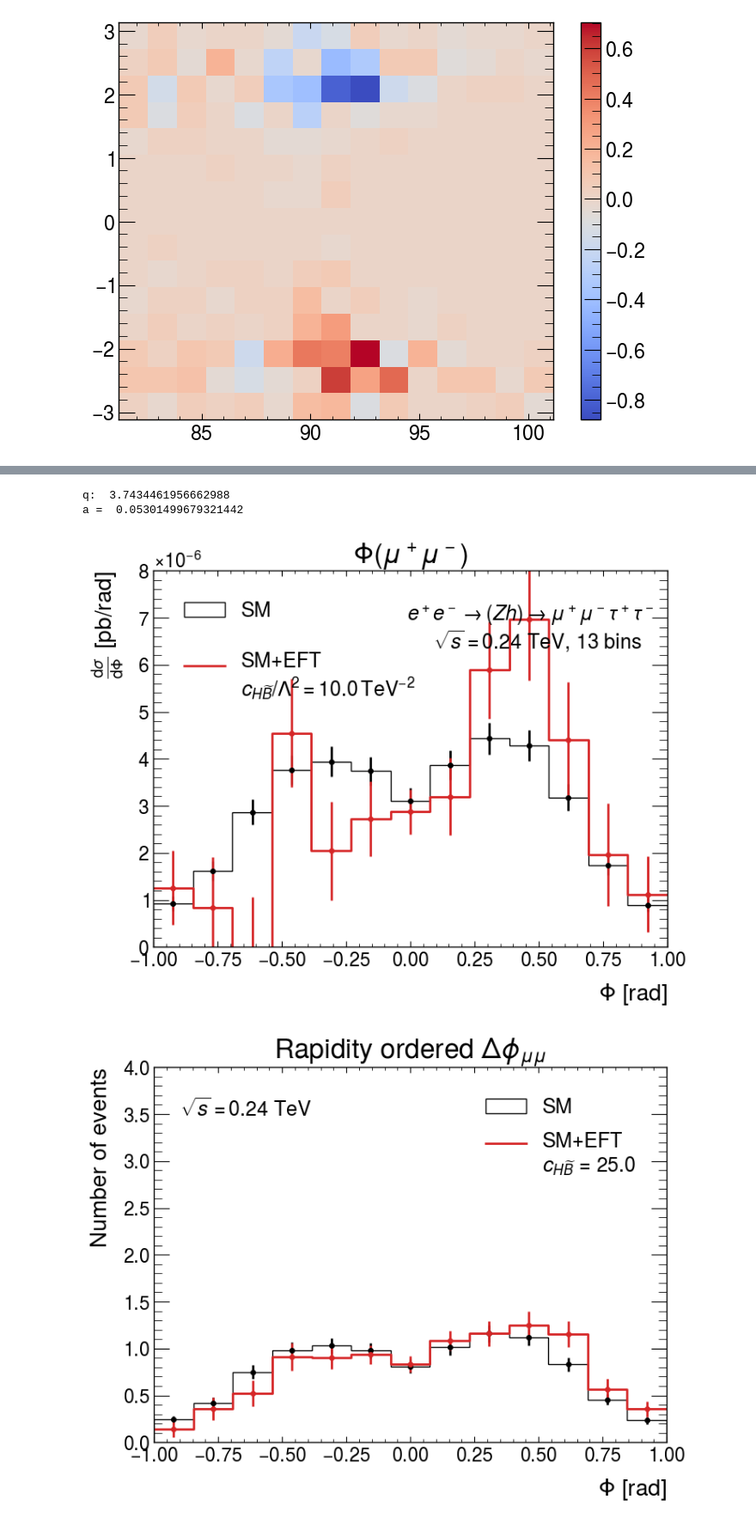
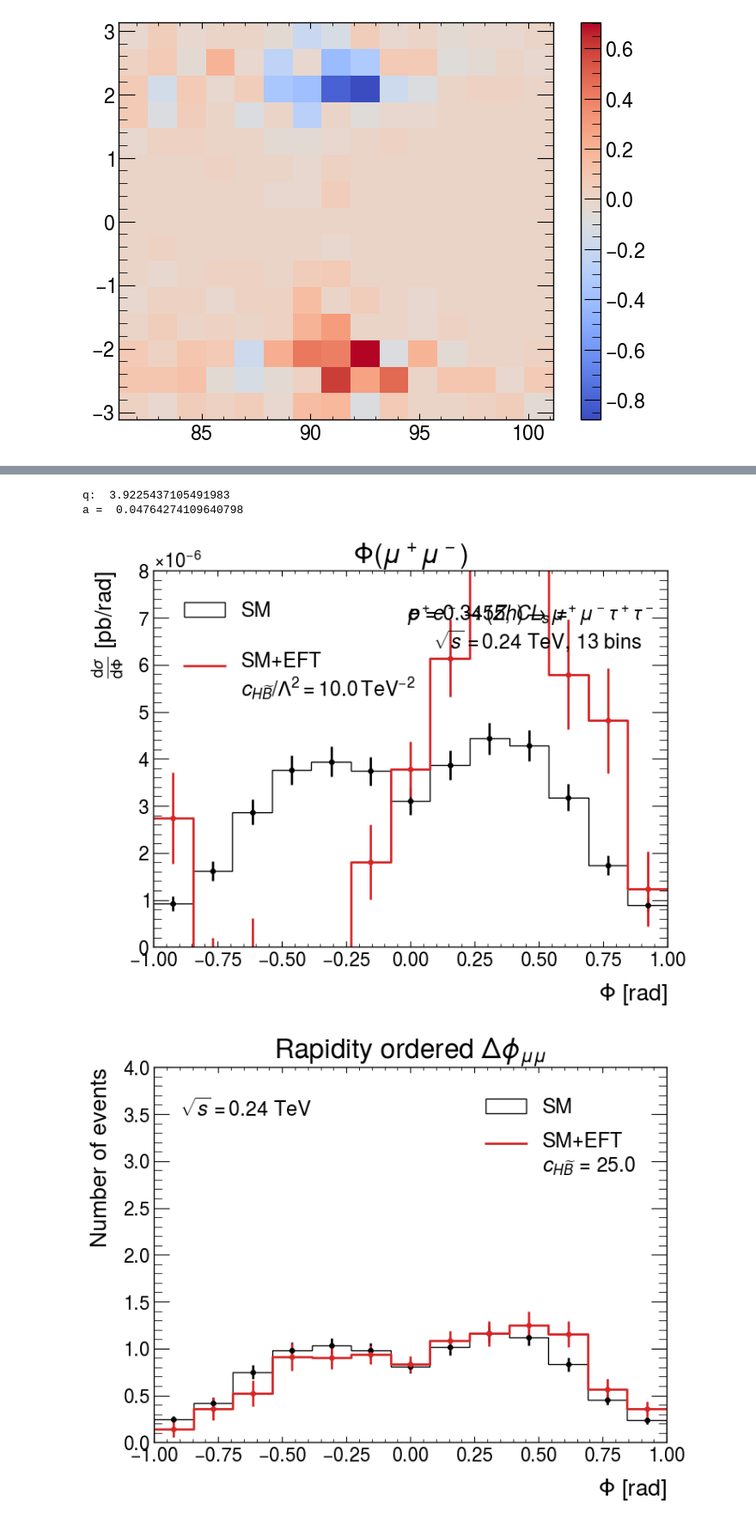
Before and after one commit to Arun-Atwal/ee_zh_final_analysis, a Jupyter notebook: ee_zh_final_analysis.ipynb, the cells around one changed output, grey strips where cells are left out. Shown at 86% size. Drawn from its saved outputs; the diff is of its cells as text; code cells hidden in the pictures.

```diff
--- a/ee_zh_final_analysis.ipynb
+++ b/ee_zh_final_analysis.ipynb
@@ -375,7 +387,7 @@ plt.savefig("delta_phi_mu_separate.pdf")
 IndexError: list index out of range
 # %%
 start = 1
-choice = 29
+choice = 25
 eft =choice - start + 1
 # eft = 1
 # %%
@@ -921,6 +963,6 @@ plt.savefig("Phi_mu_separate.pdf")
 # %%
 start = 1
-choice = 27
+choice = 1
 eft =choice - start + 1
 # eft = 1
 # %%
@@ -930,36 +972,45 @@ set sm and eft to the index of the sample run"""
 sm = 1
 # eft = 1
 # bins = 12
 # plot_range = (-math.pi, math.pi) # NOTE: take care with the range! Could technically be cutting some muons off
 bins = 13
 # plot_range = (-math.pi/2, math.pi/2)
 plot_range = (-1, 1)
 
 cp_Phi_mu_sm = cp_Phi(sm_muons[sm-1])
 cp_Phi_mu_eft = cp_Phi(eft_muons[eft-1])
 
 sm_histo, sm_err, sm_diff, sm_diff_err = histogram(cp_Phi_mu_sm, sm_weights[sm-1], bins, 'SM', 'k', plot_range)
 eft_histo, eft_err, eft_diff, eft_diff_err = histogram(cp_Phi_mu_eft, eft_weights[eft-1], bins, 'EFT', 'tab:red', plot_range, False)
 smeft_histo, smeft_err = SMEFT_histogram(sm_histo, sm_err, eft_histo, eft_err, sm_diff, sm_diff_err, eft_diff, eft_diff_err, bins,
                                          '\nSM+EFT\n' + r'$c_{H\widetilde{B}} / \Lambda^2 = 10.0 \, \text{TeV}^{-2}$', 'tab:red', plot_range)
 
 q = likelihood_bz(sm_histo[0], sm_err, smeft_histo, smeft_err, eft_err)
 print('q: ', q)
 print('a = ', find_p_val(q, 1))
 
+# shift = np.ones(len(sm_histo[0])) * 5e-06
+# test = np.array([7,6,5,4,3,2,1,2,3,4,5,6,7]) * 5e-06
+# print(sm_histo[0], sm_histo[0]+test)
+# q_alt = likelihood_bz(sm_histo[0]+test, sm_err, smeft_histo, smeft_err, eft_err)
+# print('q_alt: ', q_alt)
+# print('a_alt = ', find_p_val(q_alt, 1))
+
+
 plt.xlabel(r'$\Phi$ [rad]')
 plt.ylabel(r'$\frac{\mathrm{d}\sigma}{\mathrm{d}\Phi}$ [pb/rad]')
 # plt.title(r'EFT vs SM $\Phi$ between di-$\mu$ system' + f'\n (SM run {sm}, EFT run {eft}) \n chbtil = 0.1')
 plt.title(r'$\Phi(\mu^+\mu^-)$')
 plt.ylim(0, 8e-6)
 plt.text(0.59, 0.77, r'$\sqrt{s} = 0.24$ TeV, 13 bins', fontsize=18, transform=plt.gcf().transFigure)
 plt.text(0.55, 0.83, r'$e^+ e^- \rightarrow (Z h) \rightarrow \mu^+ \mu^- \tau^+ \tau^-$', fontsize=18, transform=plt.gcf().transFigure)
+plt.text(0.55, 0.83, r'$p$ = 0.3455, $CL_s$ = ', fontsize=18, transform=plt.gcf().transFigure)
 plt.legend(loc = 'upper left', fontsize = 18)
 plt.savefig("cp_Phi_mu.pdf")
 # %% [output]
-q:  3.7434461956662988
-a =  0.05301499679321442
+q:  3.9225437105491983
+a =  0.04764274109640798
-[figure, old version]
+[figure, new version]
 # %%
 """Plot above but as number of events"""
 sm = 1
```
Also changed, not shown: parts of 15 cells of this notebook, 55 other files.
